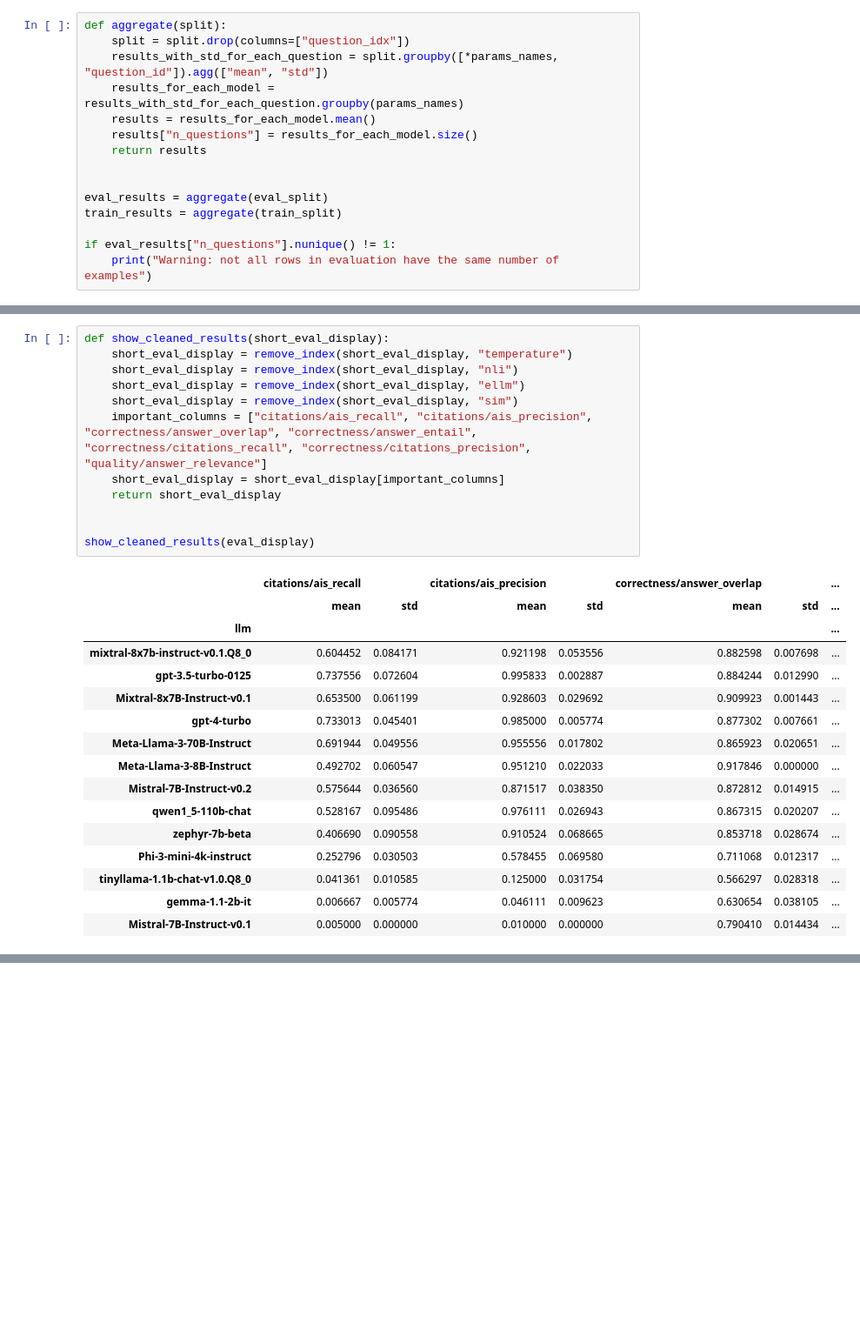
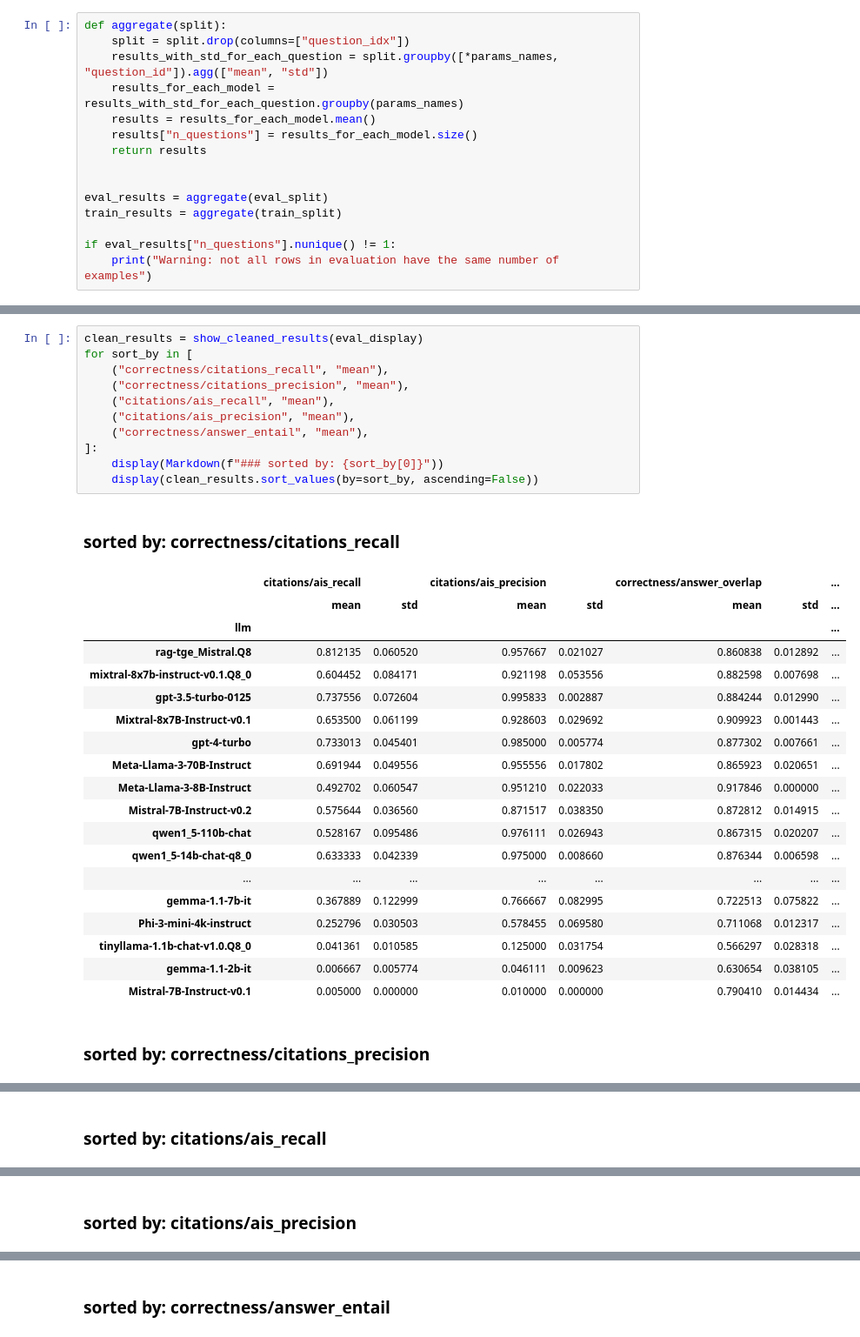
Before and after one commit to tdolega/rag-tge, a Jupyter notebook: src/results.ipynb, the cells around one changed output, grey strips where cells are left out. Shown: that part at 87% size. Drawn from its saved outputs; the diff is of its cells as text; blank space fills up the shorter version.

```diff
--- a/src/results.ipynb
+++ b/src/results.ipynb
@@ -138,29 +151,33 @@ eval_display
-# %%
-def show_cleaned_results(short_eval_display):
-    short_eval_display = remove_index(short_eval_display, "temperature")
-    short_eval_display = remove_index(short_eval_display, "nli")
-    short_eval_display = remove_index(short_eval_display, "ellm")
-    short_eval_display = remove_index(short_eval_display, "sim")
-    important_columns = ["citations/ais_recall", "citations/ais_precision", "correctness/answer_overlap", "correctness/answer_entail", "correctness/citations_recall", "correctness/citations_precision", "quality/answer_relevance"]
-    short_eval_display = short_eval_display[important_columns]
-    return short_eval_display
-
-
-show_cleaned_results(eval_display)
-# %% [output]
-|  | citations/ais_recall |  | citations/ais_precision |  | correctness/answer_overlap |  | ... |
-|  | mean | std | mean | std | mean | std | ... |
-| llm |  |  |  |  |  |  | ... |
-| mixtral-8x7b-instruct-v0.1.Q8_0 | 0.604452 | 0.084171 | 0.921198 | 0.053556 | 0.882598 | 0.007698 | ... |
-| gpt-3.5-turbo-0125 | 0.737556 | 0.072604 | 0.995833 | 0.002887 | 0.884244 | 0.012990 | ... |
-| Mixtral-8x7B-Instruct-v0.1 | 0.653500 | 0.061199 | 0.928603 | 0.029692 | 0.909923 | 0.001443 | ... |
-| gpt-4-turbo | 0.733013 | 0.045401 | 0.985000 | 0.005774 | 0.877302 | 0.007661 | ... |
-| Meta-Llama-3-70B-Instruct | 0.691944 | 0.049556 | 0.955556 | 0.017802 | 0.865923 | 0.020651 | ... |
-| Meta-Llama-3-8B-Instruct | 0.492702 | 0.060547 | 0.951210 | 0.022033 | 0.917846 | 0.000000 | ... |
-| Mistral-7B-Instruct-v0.2 | 0.575644 | 0.036560 | 0.871517 | 0.038350 | 0.872812 | 0.014915 | ... |
-| qwen1_5-110b-chat | 0.528167 | 0.095486 | 0.976111 | 0.026943 | 0.867315 | 0.020207 | ... |
-| zephyr-7b-beta | 0.406690 | 0.090558 | 0.910524 | 0.068665 | 0.853718 | 0.028674 | ... |
-| Phi-3-mini-4k-instruct | 0.252796 | 0.030503 | 0.578455 | 0.069580 | 0.711068 | 0.012317 | ... |
-| tinyllama-1.1b-chat-v1.0.Q8_0 | 0.041361 | 0.010585 | 0.125000 | 0.031754 | 0.566297 | 0.028318 | ... |
-| gemma-1.1-2b-it | 0.006667 | 0.005774 | 0.046111 | 0.009623 | 0.630654 | 0.038105 | ... |
-| Mistral-7B-Instruct-v0.1 | 0.005000 | 0.000000 | 0.010000 | 0.000000 | 0.790410 | 0.014434 | ... |
+# %%
+clean_results = show_cleaned_results(eval_display)
+for sort_by in [
+    ("correctness/citations_recall", "mean"),
+    ("correctness/citations_precision", "mean"),
+    ("citations/ais_recall", "mean"),
+    ("citations/ais_precision", "mean"),
+    ("correctness/answer_entail", "mean"),
+]:
+    display(Markdown(f"### sorted by: {sort_by[0]}"))
+    display(clean_results.sort_values(by=sort_by, ascending=False))
+# %% [output]
+### sorted by: correctness/citations_recall
+|  | citations/ais_recall |  | citations/ais_precision |  | correctness/answer_overlap |  | ... |
+|  | mean | std | mean | std | mean | std | ... |
+| llm |  |  |  |  |  |  | ... |
+| rag-tge_Mistral.Q8 | 0.812135 | 0.060520 | 0.957667 | 0.021027 | 0.860838 | 0.012892 | ... |
+| mixtral-8x7b-instruct-v0.1.Q8_0 | 0.604452 | 0.084171 | 0.921198 | 0.053556 | 0.882598 | 0.007698 | ... |
+| gpt-3.5-turbo-0125 | 0.737556 | 0.072604 | 0.995833 | 0.002887 | 0.884244 | 0.012990 | ... |
+| Mixtral-8x7B-Instruct-v0.1 | 0.653500 | 0.061199 | 0.928603 | 0.029692 | 0.909923 | 0.001443 | ... |
+| gpt-4-turbo | 0.733013 | 0.045401 | 0.985000 | 0.005774 | 0.877302 | 0.007661 | ... |
+| Meta-Llama-3-70B-Instruct | 0.691944 | 0.049556 | 0.955556 | 0.017802 | 0.865923 | 0.020651 | ... |
+| Meta-Llama-3-8B-Instruct | 0.492702 | 0.060547 | 0.951210 | 0.022033 | 0.917846 | 0.000000 | ... |
+| Mistral-7B-Instruct-v0.2 | 0.575644 | 0.036560 | 0.871517 | 0.038350 | 0.872812 | 0.014915 | ... |
+| qwen1_5-110b-chat | 0.528167 | 0.095486 | 0.976111 | 0.026943 | 0.867315 | 0.020207 | ... |
+| qwen1_5-14b-chat-q8_0 | 0.633333 | 0.042339 | 0.975000 | 0.008660 | 0.876344 | 0.006598 | ... |
+| ... | ... | ... | ... | ... | ... | ... | ... |
+| gemma-1.1-7b-it | 0.367889 | 0.122999 | 0.766667 | 0.082995 | 0.722513 | 0.075822 | ... |
+| Phi-3-mini-4k-instruct | 0.252796 | 0.030503 | 0.578455 | 0.069580 | 0.711068 | 0.012317 | ... |
+| tinyllama-1.1b-chat-v1.0.Q8_0 | 0.041361 | 0.010585 | 0.125000 | 0.031754 | 0.566297 | 0.028318 | ... |
+| gemma-1.1-2b-it | 0.006667 | 0.005774 | 0.046111 | 0.009623 | 0.630654 | 0.038105 | ... |
+| Mistral-7B-Instruct-v0.1 | 0.005000 | 0.000000 | 0.010000 | 0.000000 | 0.790410 | 0.014434 | ... |
+### sorted by: correctness/citations_precision
@@ -166,0 +203 @@ show_cleaned_results(eval_display)
+### sorted by: citations/ais_recall
@@ -166,0 +223 @@ show_cleaned_results(eval_display)
+### sorted by: citations/ais_precision
@@ -166,0 +243 @@ show_cleaned_results(eval_display)
+### sorted by: correctness/answer_entail
```
Also changed, not shown: parts of 6 cells of this notebook, 3 other files.
